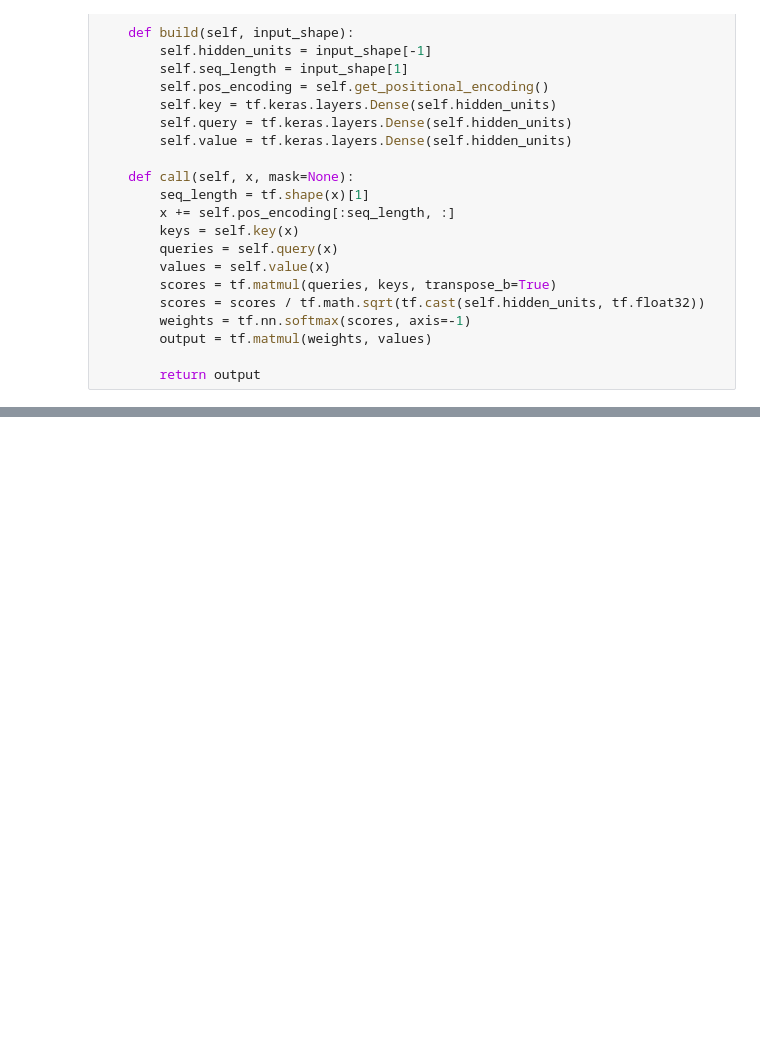
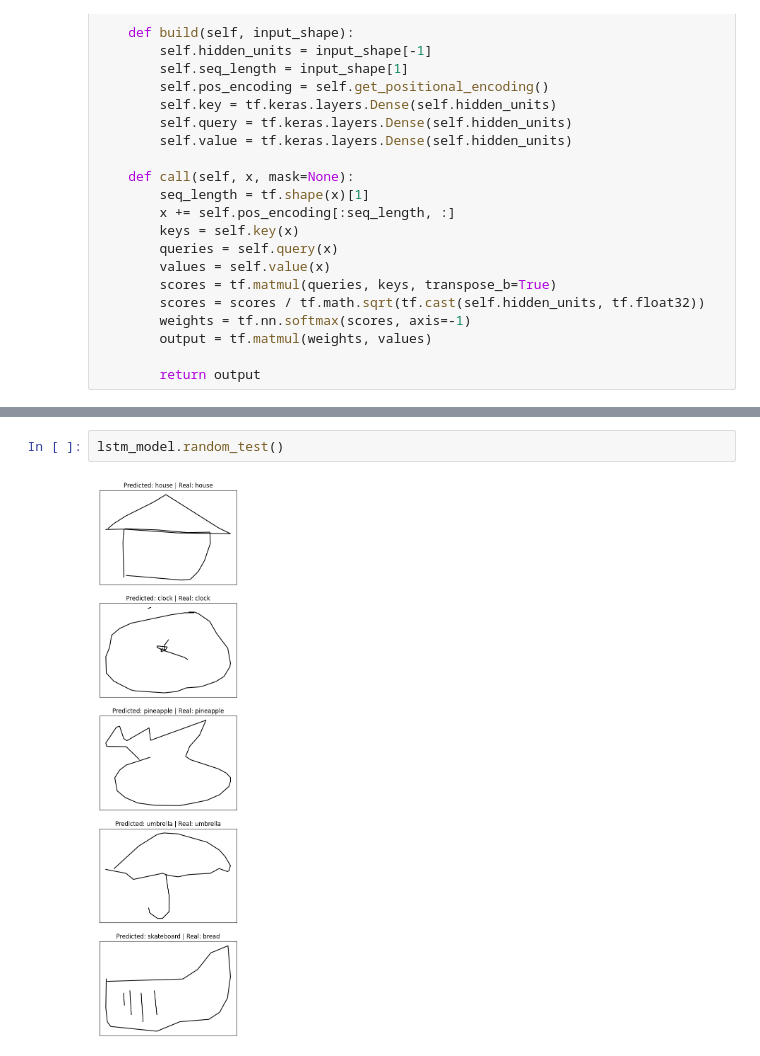
Before and after one commit to Fortuz/DrawRecognition, a Jupyter notebook: draw_recog.ipynb, the cells around one changed output, grey strips where cells are left out. Drawn from its saved outputs; the diff is of its cells as text; blank space fills up the shorter version.

```diff
--- a/draw_recog.ipynb
+++ b/draw_recog.ipynb
@@ -498,0 +477,4 @@ pineapple
+# %%
+lstm_model.random_test()
+# %% [output]
+[figure, added]
```
Also changed, not shown: parts of 55 cells of this notebook.
